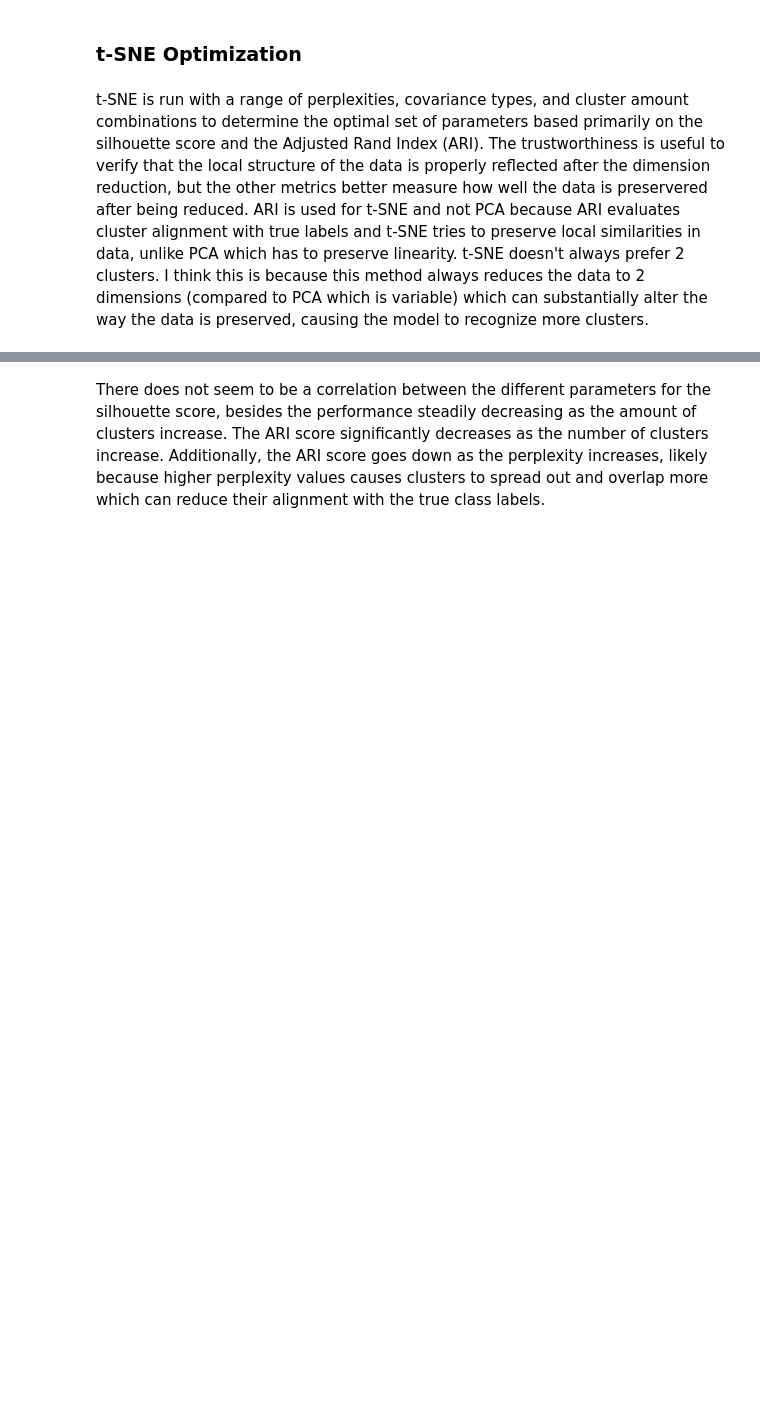
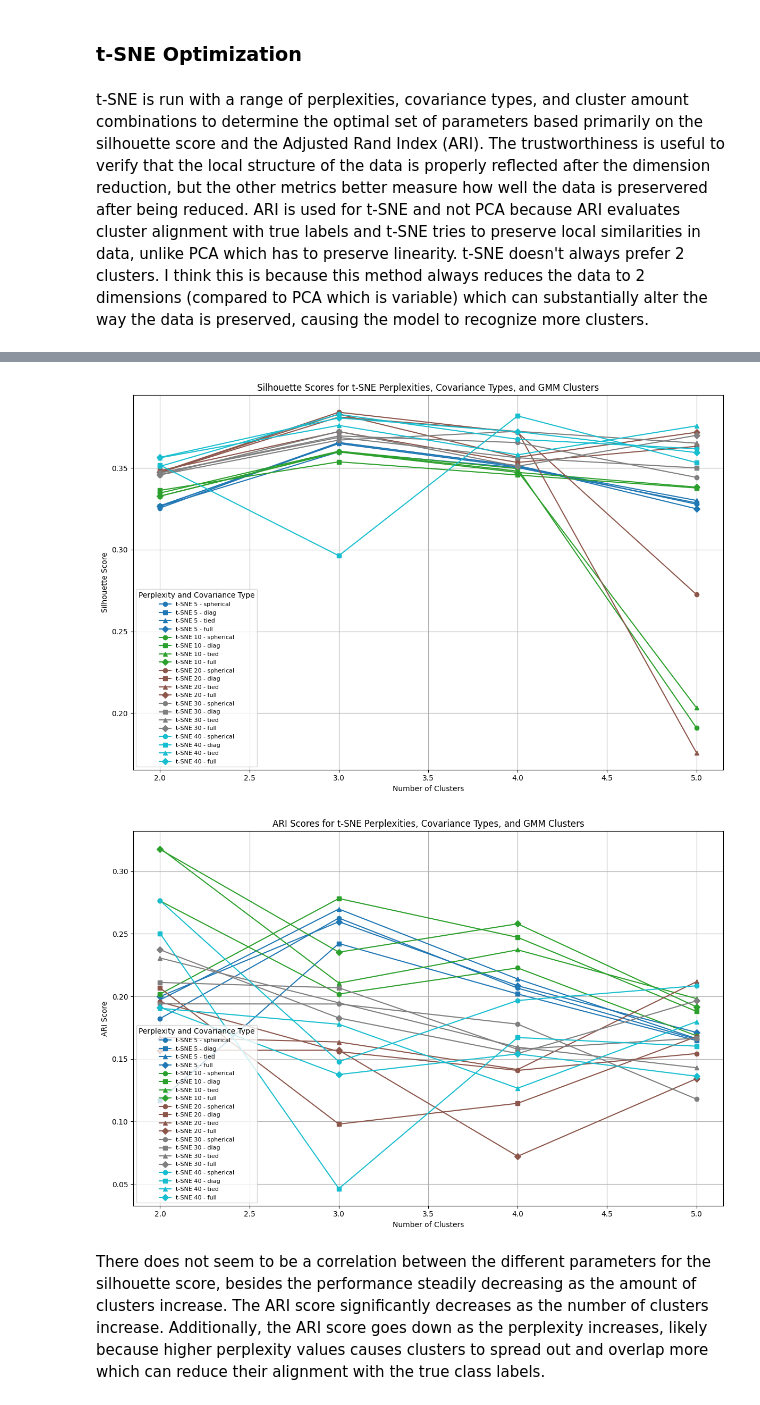
Before and after one commit to rrangelvargas/INM701, a Jupyter notebook: src/maingmm.ipynb, the cells around one changed output, grey strips where cells are left out. Saved outputs shown, nothing was run; the diff lists cells and outputs as text; code cells hidden in the pictures; blank space fills up the shorter version.

```diff
--- a/src/maingmm.ipynb
+++ b/src/maingmm.ipynb
@@ -555,7 +588,7 @@ print(f"\nBest t-SNE Result:\n{best_tsne_result}")
 # %%
 plt.figure(figsize=(12, 8))
 
-# Define unique markers for covariance types
+# define unique markers for covariance types
 covariance_markers = {
     'spherical': 'o',
     'diag': 's',
@@ -563,39 +596,70 @@ covariance_markers = {
     'full': 'D'
 }
 
-# Use consistent colors for each t-SNE perplexity
+# use consistent colors for each t-SNE perplexity
 colors = plt.cm.tab10(np.linspace(0, 1, len(tsne_perplexities)))
 perplexity_color_map = dict(zip(tsne_perplexities, colors))
 
-# Loop through each t-SNE perplexity and covariance type
+# loop through each t-SNE perplexity and covariance type
 for perplexity in tsne_perplexities:
     for covariance_type in covariance_types:
-        # Filter DataFrame for the current perplexity and covariance type
+        # filter df for the current perplexity and covariance type
         filtered_df = tsne_gmm_results[
             (tsne_gmm_results['tsne_perplexity'] == perplexity) &
             (tsne_gmm_results['covariance_type'] == covariance_type)
         ]
 
-        # Extract clusters and silhouette scores
+        # extract clusters and silhouette scores
         n_components = filtered_df['n_components'].values
         scores = filtered_df['Silhouette_Score'].values
 
-        # Plot the scores
         plt.plot(
             n_components, scores,
             marker=covariance_markers[covariance_type],
             linestyle='-', color=perplexity_color_map[perplexity],
             label=f't-SNE {perplexity} - {covariance_type}'
         )
 
-# Finalize the Silhouette Score plot
 plt.title("Silhouette Scores for t-SNE Perplexities, Covariance Types, and GMM Clusters")
 plt.xlabel("Number of Clusters")
 plt.ylabel("Silhouette Score")
 plt.legend(title="Perplexity and Covariance Type", fontsize=8, loc='best')
 plt.grid()
 plt.tight_layout()
 plt.show()
+
+# plot for ARI Score
+plt.figure(figsize=(12, 8))
+
+# loop through each t-SNE perplexity and covariance type for ARI Score
+for perplexity in tsne_perplexities:
+    for covariance_type in covariance_types:
+        filtered_df = tsne_gmm_results[
+            (tsne_gmm_results['tsne_perplexity'] == perplexity) &
+            (tsne_gmm_results['covariance_type'] == covariance_type)
+        ]
+
+        # extract clusters and ARI Scores
+        n_components = filtered_df['n_components'].values
+        scores = filtered_df['ARI'].values
+
+        plt.plot(
+            n_components, scores,
+            marker=covariance_markers[covariance_type],
+            linestyle='-', color=perplexity_color_map[perplexity],
+            label=f't-SNE {perplexity} - {covariance_type}'
+        )
+
+plt.title("ARI Scores for t-SNE Perplexities, Covariance Types, and GMM Clusters")
+plt.xlabel("Number of Clusters")
+plt.ylabel("ARI Score")
+plt.legend(title="Perplexity and Covariance Type", fontsize=8, loc='best')
+plt.grid()
+plt.tight_layout()
+plt.show()
+# %% [output]
+[figure, added]
+[figure, added]
 # %% [markdown]
 There does not seem to be a correlation between the different parameters for the silhouette score, besides the performance steadily decreasing as the amount of clusters increase. The ARI score significantly decreases as the number of clusters increase. Additionally, the ARI score goes down as the perplexity increases, likely because higher perplexity values causes clusters to spread out and overlap more which can reduce their alignment with the true class labels.
 # %% [markdown]
```
Also changed, not shown: parts of 14 cells of this notebook, 1 other file.
